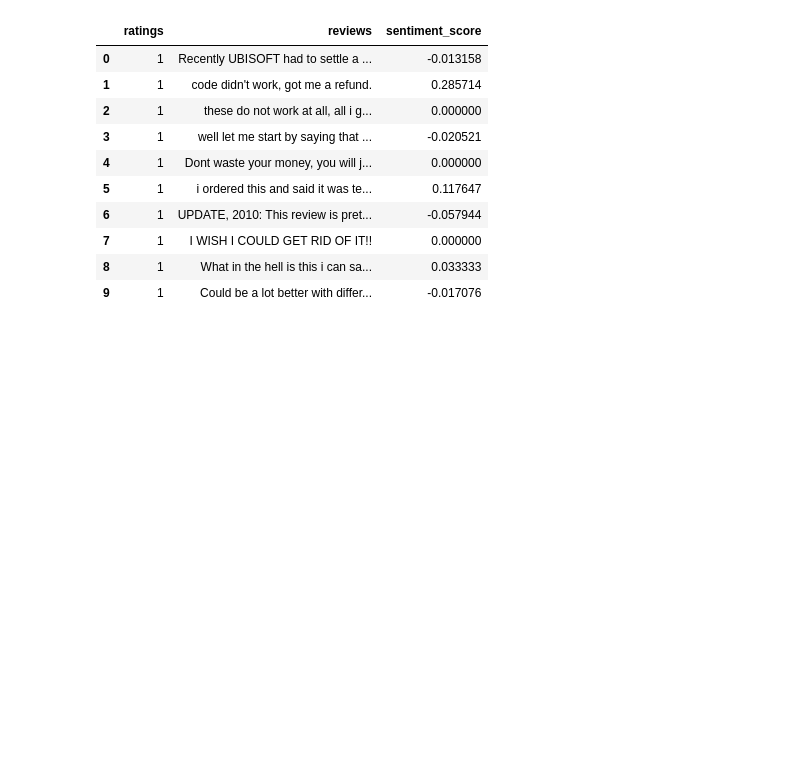
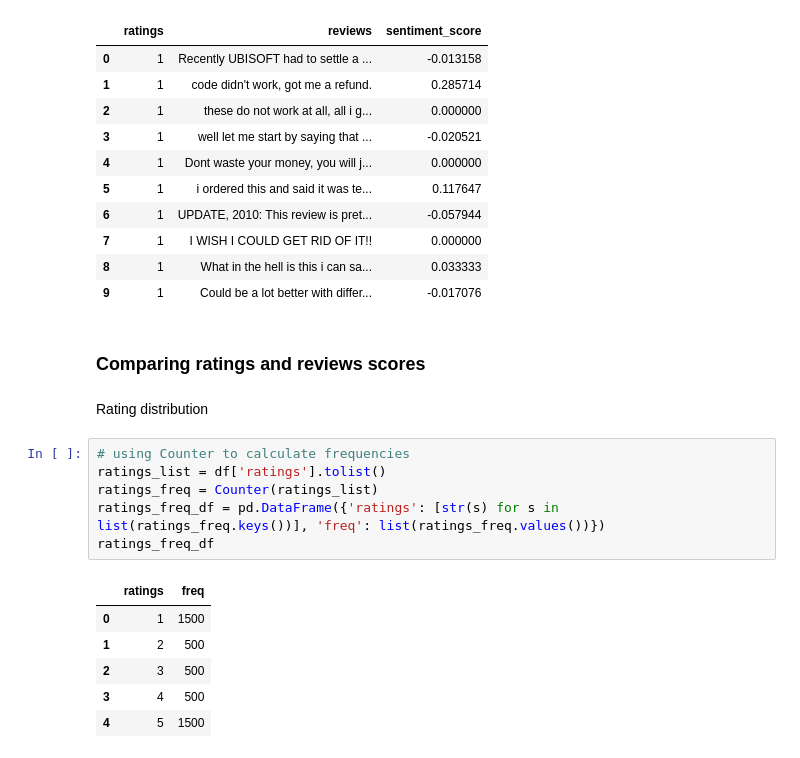
Before and after one commit to d4nielmeyer/Sentiment-Analysis-for-Marketing, a Jupyter notebook: Notebooks/02_CreateDictionaryBasedSentimentAnalyzer.ipynb, the cells around one changed output. Cells and saved outputs as stored; diff of their text form; blank space fills up the shorter version.

```diff
--- a/Notebooks/02_CreateDictionaryBasedSentimentAnalyzer.ipynb
+++ b/Notebooks/02_CreateDictionaryBasedSentimentAnalyzer.ipynb
@@ -248,3 +248,20 @@ df.head(10)
 | 7 | 1 | I WISH I COULD GET RID OF IT!! | 0.000000 |
 | 8 | 1 | What in the hell is this i can sa... | 0.033333 |
 | 9 | 1 | Could be a lot better with differ... | -0.017076 |
+# %% [markdown]
+### **Comparing ratings and reviews scores**
+# %% [markdown]
+Rating distribution
+# %%
+# using Counter to calculate frequencies
+ratings_list = df['ratings'].tolist()
+ratings_freq = Counter(ratings_list)
+ratings_freq_df = pd.DataFrame({'ratings': [str(s) for s in list(ratings_freq.keys())], 'freq': list(ratings_freq.values())})
+ratings_freq_df
+# %% [output]
+|  | ratings | freq |
+| 0 | 1 | 1500 |
+| 1 | 2 | 500 |
+| 2 | 3 | 500 |
+| 3 | 4 | 500 |
+| 4 | 5 | 1500 |
```
Also changed, not shown: parts of 9 cells of this notebook.
